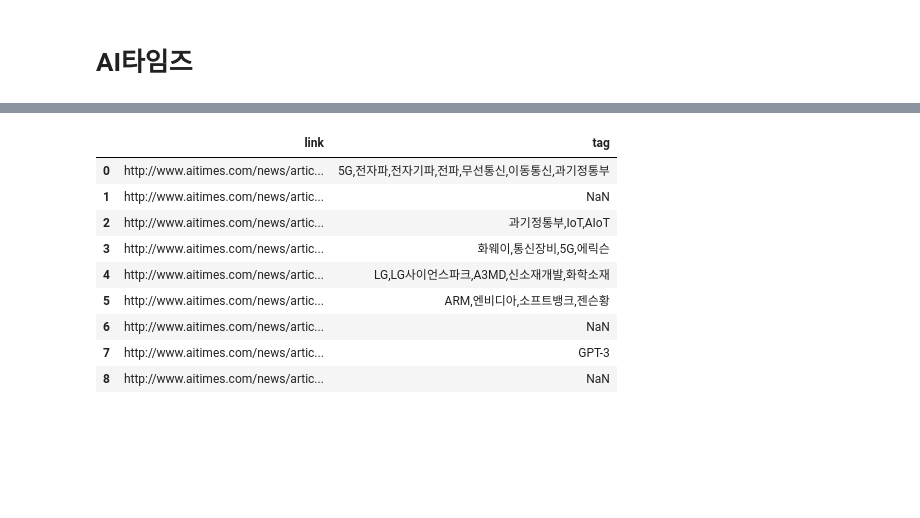
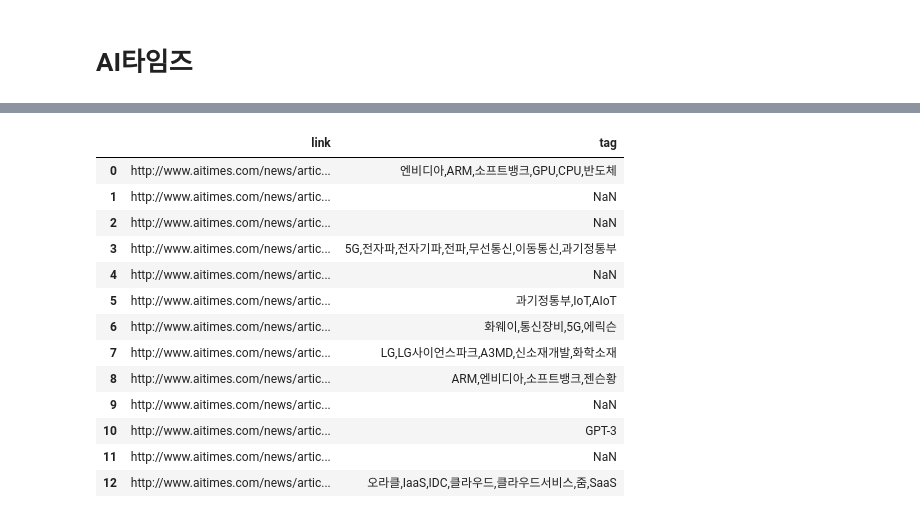
Before and after one commit to 5ohyun/Scraping, a Jupyter notebook: ITnews_scrap.ipynb, the cells around one changed output, grey strips where cells are left out. Saved outputs shown, nothing was run; the diff lists cells and outputs as text; code cells hidden in the pictures; blank space fills up the shorter version.

Commit message:
AItimes_scraping 30seconds

```diff
--- a/ITnews_scrap.ipynb
+++ b/ITnews_scrap.ipynb
@@ -144,16 +229,20 @@ ConnectionError: HTTPConnectionPool(host='www.aitimes.com', port=80): Max retrie
 # %%
-content = pd.DataFrame(times_content, columns=['link','tag'])
-content
+# content = pd.DataFrame(times_content, columns=['link','tag'])
+# content
 # %% [output]
 |  | link | tag |
-| 0 | http://www.aitimes.com/news/artic... | 5G,전자파,전자기파,전파,무선통신,이동통신,과기정통부 |
+| 0 | http://www.aitimes.com/news/artic... | 엔비디아,ARM,소프트뱅크,GPU,CPU,반도체 |
 | 1 | http://www.aitimes.com/news/artic... | NaN |
-| 2 | http://www.aitimes.com/news/artic... | 과기정통부,IoT,AIoT |
-| 3 | http://www.aitimes.com/news/artic... | 화웨이,통신장비,5G,에릭슨 |
-| 4 | http://www.aitimes.com/news/artic... | LG,LG사이언스파크,A3MD,신소재개발,화학소재 |
-| 5 | http://www.aitimes.com/news/artic... | ARM,엔비디아,소프트뱅크,젠슨황 |
-| 6 | http://www.aitimes.com/news/artic... | NaN |
-| 7 | http://www.aitimes.com/news/artic... | GPT-3 |
-| 8 | http://www.aitimes.com/news/artic... | NaN |
+| 2 | http://www.aitimes.com/news/artic... | NaN |
+| 3 | http://www.aitimes.com/news/artic... | 5G,전자파,전자기파,전파,무선통신,이동통신,과기정통부 |
+| 4 | http://www.aitimes.com/news/artic... | NaN |
+| 5 | http://www.aitimes.com/news/artic... | 과기정통부,IoT,AIoT |
+| 6 | http://www.aitimes.com/news/artic... | 화웨이,통신장비,5G,에릭슨 |
+| 7 | http://www.aitimes.com/news/artic... | LG,LG사이언스파크,A3MD,신소재개발,화학소재 |
+| 8 | http://www.aitimes.com/news/artic... | ARM,엔비디아,소프트뱅크,젠슨황 |
+| 9 | http://www.aitimes.com/news/artic... | NaN |
+| 10 | http://www.aitimes.com/news/artic... | GPT-3 |
+| 11 | http://www.aitimes.com/news/artic... | NaN |
+| 12 | http://www.aitimes.com/news/artic... | 오라클,IaaS,IDC,클라우드,클라우드서비스,줌,SaaS |
 # %%
 # content.to_csv('times_content.csv',index=False)
```
Also changed, not shown: parts of 11 cells of this notebook, 3 other files.
